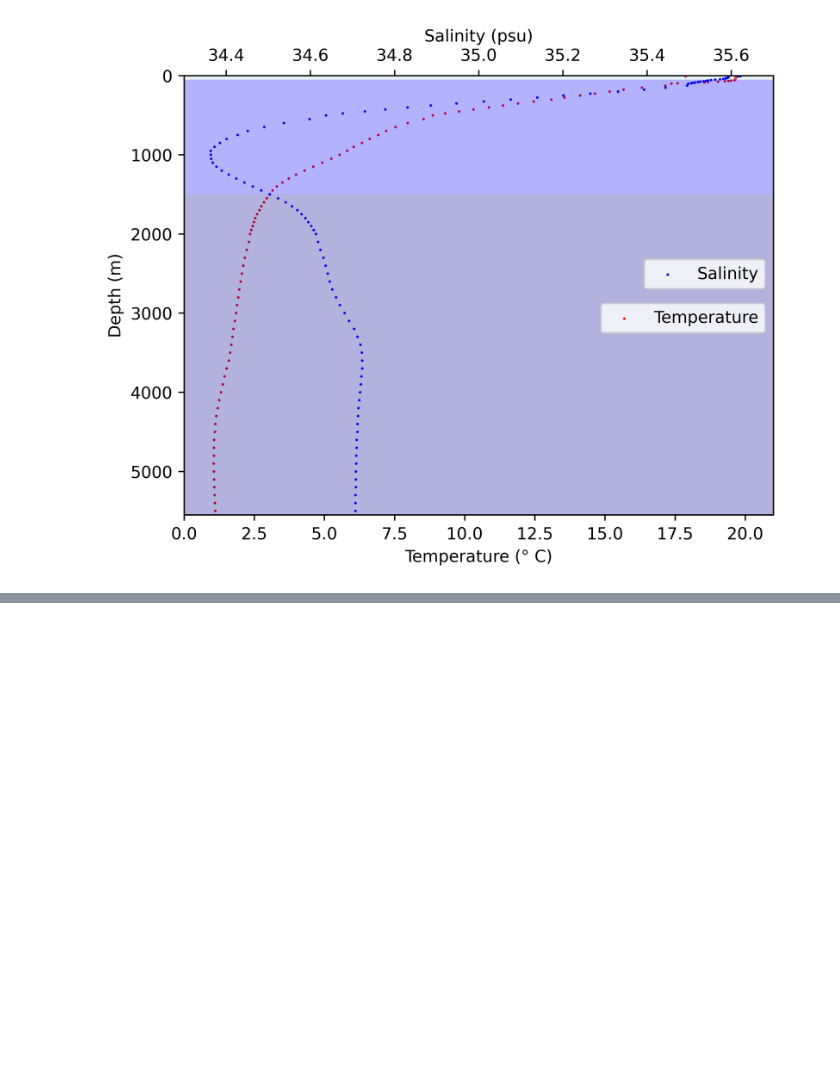
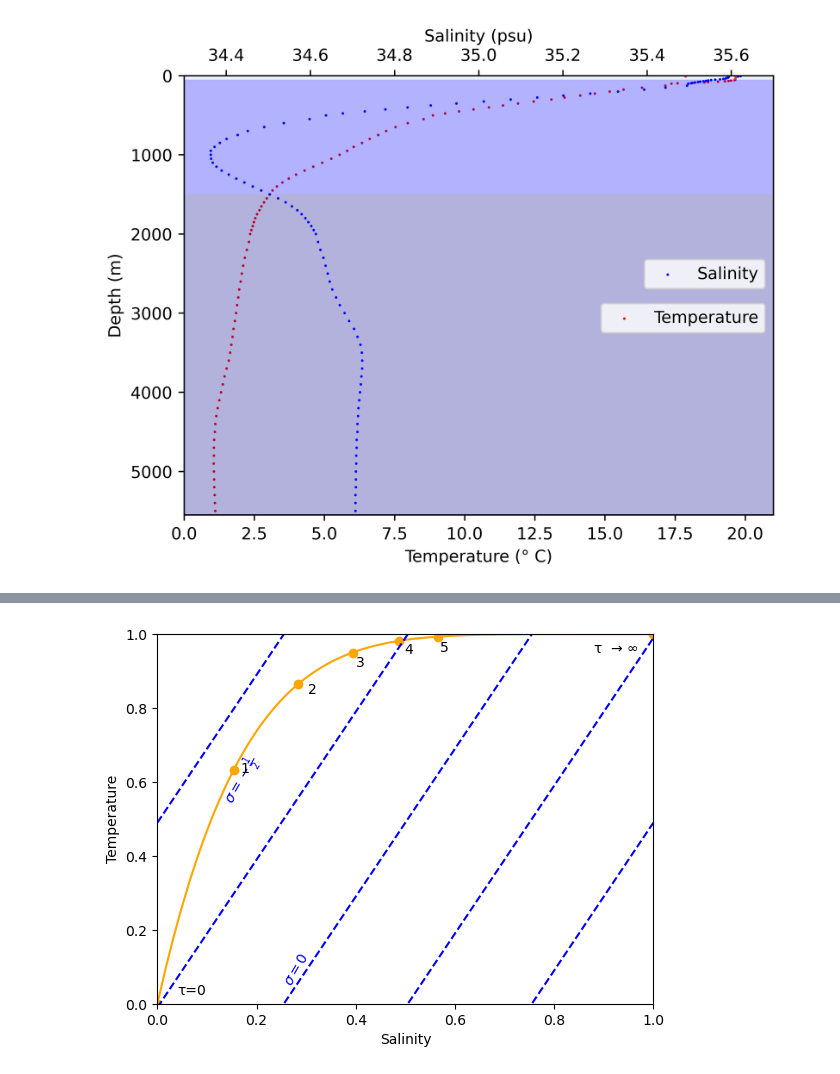
Before and after one commit to damiskov/gulf-stream-modelling, a Jupyter notebook: plots/test.ipynb, the cells around one changed output, grey strips where cells are left out. Saved outputs shown, nothing was run; the diff lists cells and outputs as text; code cells hidden in the pictures; blank space fills up the shorter version.

```diff
--- a/plots/test.ipynb
+++ b/plots/test.ipynb
@@ -122,0 +197,58 @@ plt.show()
+# %%
+import numpy as np
+import matplotlib.pyplot as plt
+
+# Stommel's one-box model
+tau = np.arange(0, 100, 0.1)
+
+x = lambda t: 1 - np.exp(-t/6)
+y = lambda t: 1 - np.exp(-t)
+
+y_sigma = lambda sigma, t: 2 * x(t) - sigma
+
+markers = np.array([0, 1, 2, 3, 4, 5, 100])
+
+# Temperature vs Salinity, green graph
+plt.plot(x(tau), y(tau), c='orange')
+
+plt.xlim(0, 1)
+plt.ylim(0, 1)
+
+# Density anomaly annotations
+density_labels = [r'$\sigma=-\frac{1}{2}$', r'$\sigma=0$', r'$\sigma=\frac{1}{2}$', r'$\sigma=1$', r'$\sigma=\frac{3}{2}$']
+density_values = [-1/2, 0, 1/2, 1, 3/2]
+positions = [1/8, 1/4, 1/2, 3/4, 7/8]
+
+for label, sigma, pos in zip(density_labels, density_values, positions):
+    plt.annotate(label, xy=(pos, y_sigma(sigma, 0) + 0.05), rotation=60, color='b')
+
+# Density anomalies, represented by y = 2*x - sigma
+# Leave empty space between lines and annotations
+# Adjust the offset to leave space for annotations
+sigma_levels = [-1/2, 0, 1/2, 1, 3/2]
+offset = 0.01  # Adjust this value to control the separation between lines and annotations
+
+for sigma in sigma_levels:
+    y_sigma_values = y_sigma(sigma, tau)
+    plt.plot(x(tau), y_sigma_values - offset, c='b', linestyle='dashed')
+
+# tau annotations
+plt.annotate('\u03C4  \u2192 \u221E', xy=(0.88, 0.95))
+plt.annotate('\u03C4=0', xy=(0.04, 0.025))
+plt.annotate('1', xy=(0.168, 0.624))
+plt.annotate('2', xy=(0.303, 0.840))
+plt.annotate('3', xy=(0.401, 0.912))
+plt.annotate('4', xy=(0.498, 0.948))
+plt.annotate('5', xy=(0.57, 0.952))
+
+# Time markers, orange color
+plt.scatter(x(markers), y(markers), marker='o', c='orange')
+
+# Make dpi = 600
+# plt.savefig('one_box_xy.png', dpi=600)
+
+plt.xlabel('Salinity')
+plt.ylabel('Temperature')
+plt.show()
+# %% [output]
+[figure, added]
```
Also changed, not shown: parts of 1 cell of this notebook, 4 other files.
